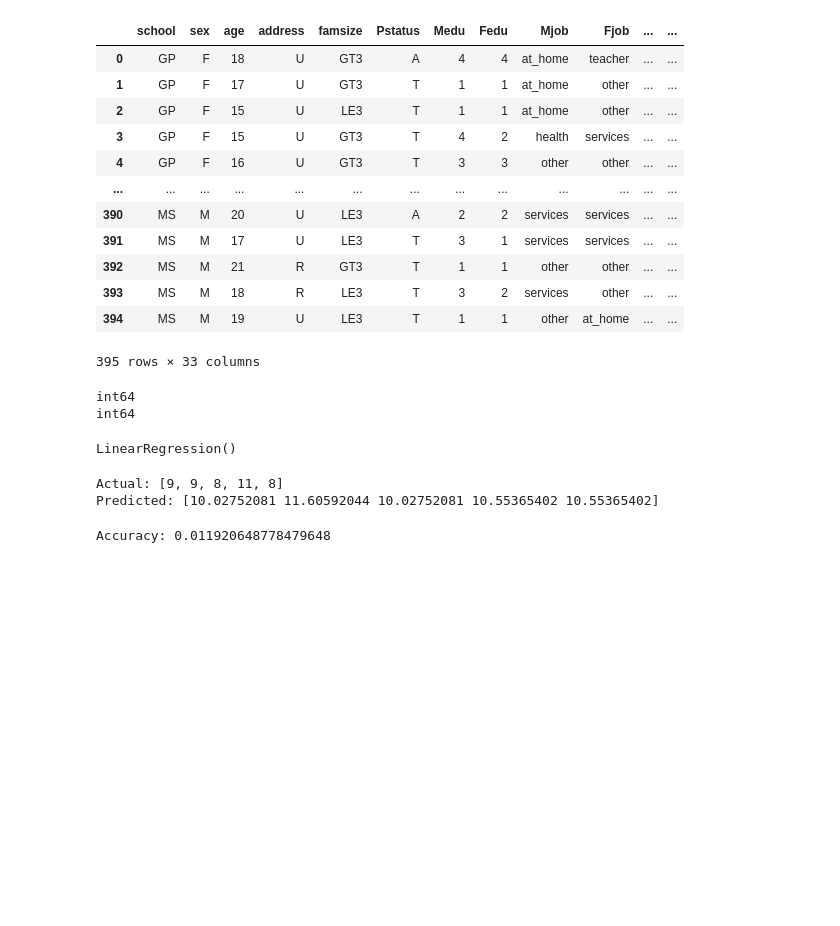
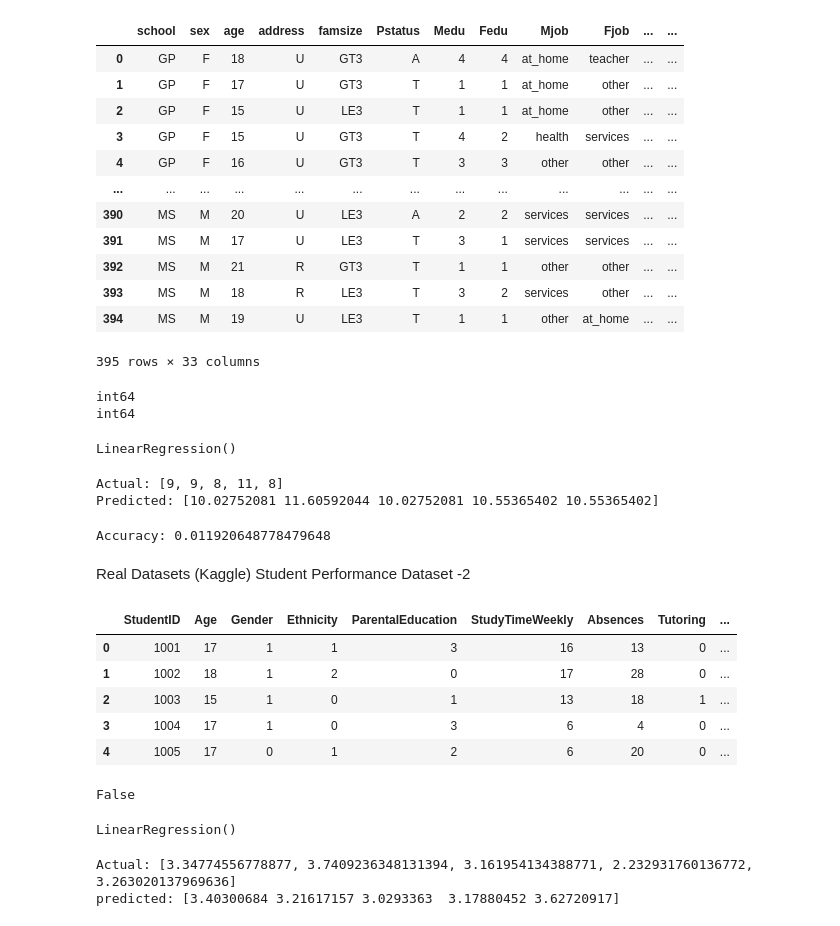
Before and after one commit to sumudusan/python_basics, a Jupyter notebook: python_basic.ipynb, the cells around one changed output. Cells and saved outputs as stored; diff of their text form; code cells hidden in the pictures; blank space fills up the shorter version.

Commit message:
work with real Student Performance Dataset -2 ✌️

```diff
--- a/python_basic.ipynb
+++ b/python_basic.ipynb
@@ -904,3 +908,20 @@ Predicted: [10.02752081 11.60592044 10.02752081 10.55365402 10.55365402]
 print('Accuracy:', model.score(x_test, y_test))
 # %% [output]
 Accuracy: 0.011920648778479648
+# %% [markdown]
+Real Datasets (Kaggle)
+Student Performance Dataset -2
+# %%
+df = pd.read_csv('synthetic_student_performance.csv')
+df.head()
+# %% [output]
+|  | StudentID | Age | Gender | Ethnicity | ParentalEducation | StudyTimeWeekly | Absences | Tutoring | ... |
+| 0 | 1001 | 17 | 1 | 1 | 3 | 16 | 13 | 0 | ... |
+| 1 | 1002 | 18 | 1 | 2 | 0 | 17 | 28 | 0 | ... |
+| 2 | 1003 | 15 | 1 | 0 | 1 | 13 | 18 | 1 | ... |
+| 3 | 1004 | 17 | 1 | 0 | 3 | 6 | 4 | 0 | ... |
+| 4 | 1005 | 17 | 0 | 1 | 2 | 6 | 20 | 0 | ... |
+# %%
+print(df.isnull().values.any())
+# %% [output]
+False
@@ -906,0 +933,12 @@ Accuracy: 0.011920648778479648
+# %%
+model = LinearRegression()
+model.fit(x_train,y_train)
+# %% [output]
+LinearRegression()
+# %%
+predictions = model.predict(x_test)
+print('Actual:', list(y_test)[:5])
+print("predicted:", predictions[:5])
+# %% [output]
+Actual: [3.34774556778877, 3.7409236348131394, 3.161954134388771, 2.232931760136772, 3.263020137969636]
+predicted: [3.40300684 3.21617157 3.0293363  3.17880452 3.62720917]
```
Also changed, not shown: parts of 14 cells of this notebook, 1 other file.
